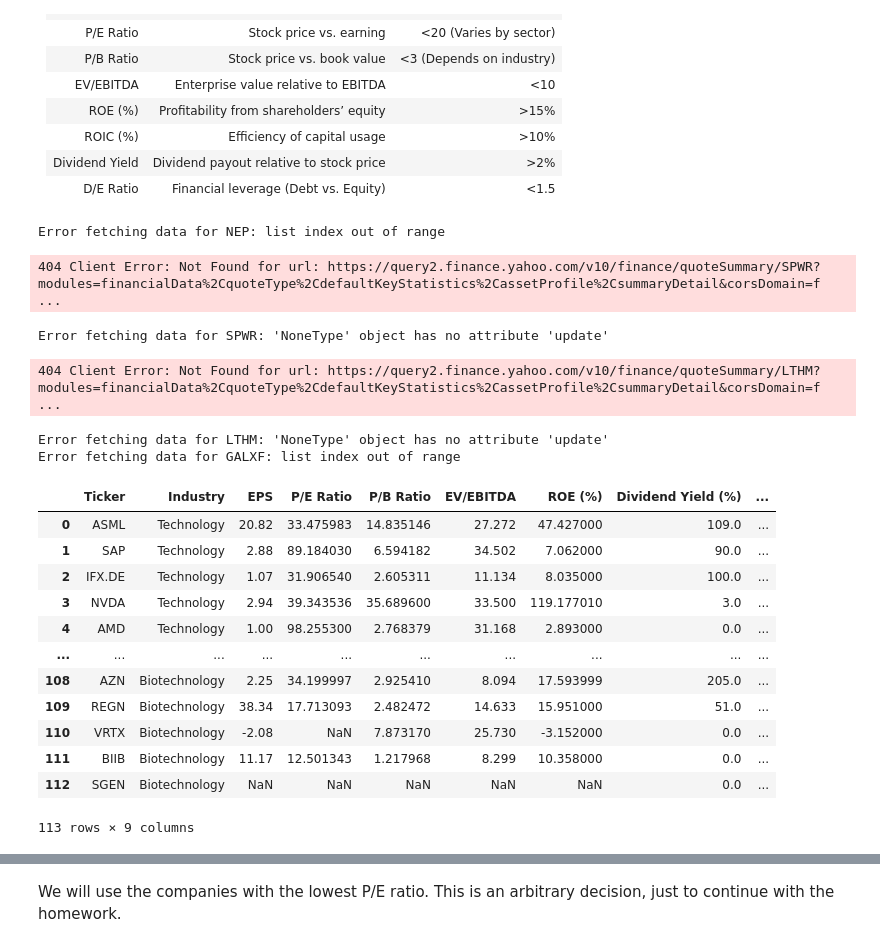
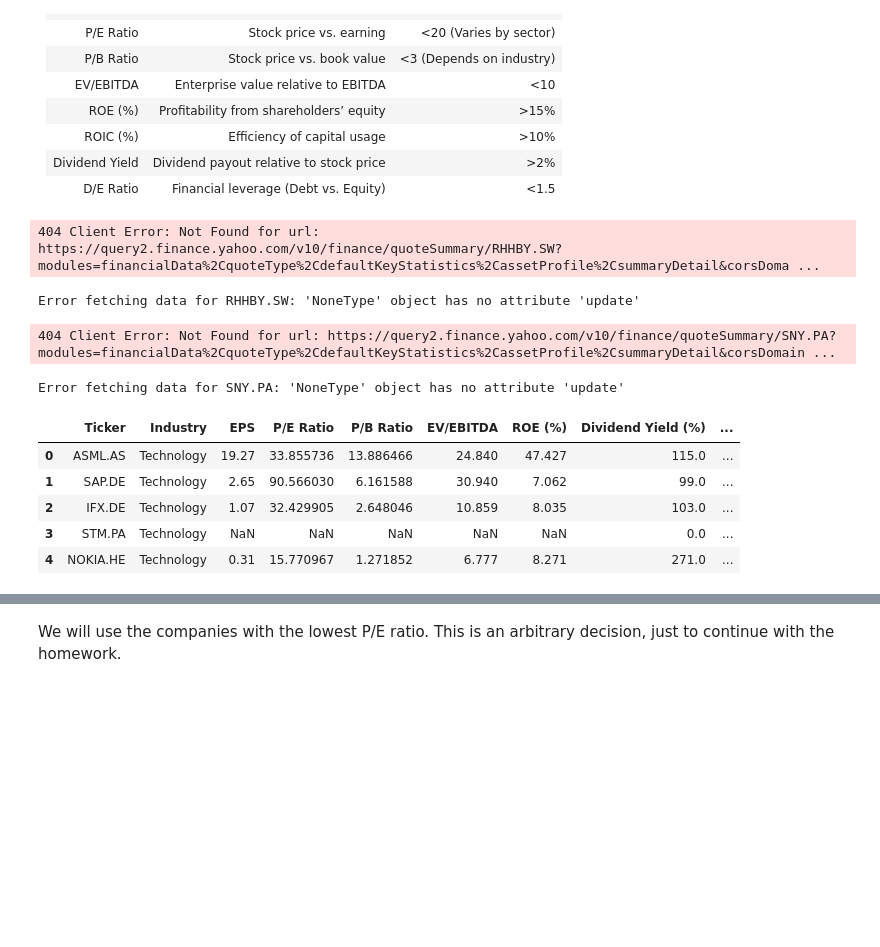
Before and after one commit to martinpasche/Portfolio-Management, a Jupyter notebook: LearningPortfolio.ipynb, the cells around one changed output, grey strips where cells are left out. Cells and saved outputs as stored; diff of their text form; code cells hidden in the pictures; blank space fills up the shorter version.

```diff
--- a/LearningPortfolio.ipynb
+++ b/LearningPortfolio.ipynb
@@ -90,15 +90,14 @@ D/E = \frac{Total Debt}{Shareholder's Equity}
 | D/E Ratio | Financial leverage (Debt vs. Equity) | 	<1.5|
 # %%
 industries = {
-    "Technology": ["ASML", "SAP", "IFX.DE", "NVDA", "AMD", "MSFT", "GOOGL", "AAPL", "U", "SNOW", "CRWD", "PLTR", "MDB"],
-    "Healthcare": ["SAN.PA", "NVO", "SRT.DE", "JNJ", "PFE", "MRNA", "AZN.L", "GSK.L", "VRTX", "REGN", "BNTX", "ILMN", "EXAS"],
-    "Renewable Energy": ["ENR.DE", "ENEL.MI", "ORSTED.CO", "NEE", "VWS.CO", "BEP", "PLUG", "RUN", "FCEL", "ENPH", "SEDG", "SHLS", "FSLR"],
-    "Consumer Staples": ['CENCOSUD.SN', 'FALABELLA.SN', "ULVR.L", "NESN.SW", "BN.PA", "KO", "PG", "PEP", "CL", "KHC", "TWNK", "CELH", "OTLY", "BYND", "LANC"],
-    "Utilities": ["IBE.MC", "ENGI.PA", "DUK", "SO", "D", "AEP", "NG.L", "CEG", "NEP", "AQN", "CWEN", "SPWR"],
-    "Financials": ['BCH', "CS.PA", 'BNP.PA', "ALV.DE", "JPM", "BAC", "GS", "MS", "HSBA.L", "SOFI", "AFRM", "UPST", "LC", "ALLY"],
-    "Luxury & Consumer Discretionary": ["MC.PA", "RMS.PA", "OR.PA", "NKE", "ADS.DE", "RACE", "CFR.SW", "BRBY.L", "DECK", "ONON", "FIGS", "CROX", "SKX"],
-    'Mining' : ['SQM', 'LIT', 'LAC', 'ALB', 'LTHM', 'GALXF', 'LTHU'],
-    'Biotechnology' : ['AMGN', 'GILD', 'BMY', 'MRK', 'ABBV', 'LLY', 'PFE', 'NVO', 'AZN', 'REGN', 'VRTX', 'BIIB', 'SGEN'],
+    "Technology": ["ASML.AS", "SAP.DE", "IFX.DE", "STM.PA", "NOKIA.HE", "ERIC-B.ST"],
+    "Healthcare": ["SAN.PA", "RHHBY.SW", "NVO", "AZN.L", "GSK.L", "NOVN.SW", "BAYN.DE"],
+    "Renewable Energy": ["ENR.DE", "ENEL.MI", "ORSTED.CO", "VWS.CO", "EDPR.LS", "EOAN.DE"],
+    "Consumer Staples": ["ULVR.L", "BN.PA", "DANO.PA", "ABI.BR", "NESN.SW", "HEIA.AS", "RB.L"],
+    "Utilities": ["IBE.MC", "ENGI.PA", "EDF.PA", "RWE.DE", "EOAN.DE", "NG.L"],
+    "Financials": ["HSBA.L", "BARC.L", "GLE.PA", "BNP.PA", "DBK.DE", "ISP.MI", "CSGN.SW"],
+    "Luxury & Consumer Discretionary": ["MC.PA", "RMS.PA", "OR.PA", "KER.PA", "ADS.DE", "RACE.MI", "KER.PA", "CPRI"],
+    "Biotechnology": ["AZN.L", "NVO", "NOVN.SW", "BAYN.DE", "SNY.PA"],
 }
 
 tickers = [ticker for tickers in industries.values() for ticker in tickers]
@@ -106,52 +105,43 @@ tickers = [ticker for tickers in industries.values() for ticker in tickers]
 stock_data = []
 
 for industry, tickers in industries.items():
     for ticker in tickers:
 
         try:
             stock = yf.Ticker(ticker)
             info = stock.info
         except Exception as e:
             print(f"Error fetching data for {ticker}: {e}")
 
         try:
             stock_data.append({
                 "Ticker": ticker,
                 "Industry": industry,
                 "EPS": info.get("trailingEps"),
                 "P/E Ratio": info.get("trailingPE"),
                 "P/B Ratio": info.get("priceToBook"),
                 "EV/EBITDA": info.get("enterpriseToEbitda"),
                 "ROE (%)": info.get("returnOnEquity", 0) * 100 if info.get("returnOnEquity") else None,
                 "Dividend Yield (%)": info.get("dividendYield", 0) * 100 if info.get("dividendYield") else 0,
                 "Debt-to-Equity": info.get("debtToEquity")
             })
         except Exception as e:
             print(f"Error fetching data for {ticker}: {e}")
 
 # Convert to DataFrame
 df = pd.DataFrame(stock_data)
-df
+df.head()
 # %% [output]
-Error fetching data for NEP: list index out of range
+404 Client Error: Not Found for url: https://query2.finance.yahoo.com/v10/finance/quoteSummary/RHHBY.SW?modules=financialData%2CquoteType%2CdefaultKeyStatistics%2CassetProfile%2CsummaryDetail&corsDoma ...
-404 Client Error: Not Found for url: https://query2.finance.yahoo.com/v10/finance/quoteSummary/SPWR?modules=financialData%2CquoteType%2CdefaultKeyStatistics%2CassetProfile%2CsummaryDetail&corsDomain=f ...
+Error fetching data for RHHBY.SW: 'NoneType' object has no attribute 'update'
-Error fetching data for SPWR: 'NoneType' object has no attribute 'update'
+404 Client Error: Not Found for url: https://query2.finance.yahoo.com/v10/finance/quoteSummary/SNY.PA?modules=financialData%2CquoteType%2CdefaultKeyStatistics%2CassetProfile%2CsummaryDetail&corsDomain ...
-404 Client Error: Not Found for url: https://query2.finance.yahoo.com/v10/finance/quoteSummary/LTHM?modules=financialData%2CquoteType%2CdefaultKeyStatistics%2CassetProfile%2CsummaryDetail&corsDomain=f ...
+Error fetching data for SNY.PA: 'NoneType' object has no attribute 'update'
-Error fetching data for LTHM: 'NoneType' object has no attribute 'update'
-Error fetching data for GALXF: list index out of range
 |  | Ticker | Industry | EPS | P/E Ratio | P/B Ratio | EV/EBITDA | ROE (%) | Dividend Yield (%) | ... |
-| 0 | ASML | Technology | 20.82 | 33.475983 | 14.835146 | 27.272 | 47.427000 | 109.0 | ... |
-| 1 | SAP | Technology | 2.88 | 89.184030 | 6.594182 | 34.502 | 7.062000 | 90.0 | ... |
-| 2 | IFX.DE | Technology | 1.07 | 31.906540 | 2.605311 | 11.134 | 8.035000 | 100.0 | ... |
-| 3 | NVDA | Technology | 2.94 | 39.343536 | 35.689600 | 33.500 | 119.177010 | 3.0 | ... |
-| 4 | AMD | Technology | 1.00 | 98.255300 | 2.768379 | 31.168 | 2.893000 | 0.0 | ... |
-| ... | ... | ... | ... | ... | ... | ... | ... | ... | ... |
-| 108 | AZN | Biotechnology | 2.25 | 34.199997 | 2.925410 | 8.094 | 17.593999 | 205.0 | ... |
-| 109 | REGN | Biotechnology | 38.34 | 17.713093 | 2.482472 | 14.633 | 15.951000 | 51.0 | ... |
-| 110 | VRTX | Biotechnology | -2.08 | NaN | 7.873170 | 25.730 | -3.152000 | 0.0 | ... |
-| 111 | BIIB | Biotechnology | 11.17 | 12.501343 | 1.217968 | 8.299 | 10.358000 | 0.0 | ... |
-| 112 | SGEN | Biotechnology | NaN | NaN | NaN | NaN | NaN | 0.0 | ... |
+| 0 | ASML.AS | Technology | 19.27 | 33.855736 | 13.886466 | 24.840 | 47.427 | 115.0 | ... |
+| 1 | SAP.DE | Technology | 2.65 | 90.566030 | 6.161588 | 30.940 | 7.062 | 99.0 | ... |
+| 2 | IFX.DE | Technology | 1.07 | 32.429905 | 2.648046 | 10.859 | 8.035 | 103.0 | ... |
+| 3 | STM.PA | Technology | NaN | NaN | NaN | NaN | NaN | 0.0 | ... |
+| 4 | NOKIA.HE | Technology | 0.31 | 15.770967 | 1.271852 | 6.777 | 8.271 | 271.0 | ... |
-113 rows × 9 columns
 # %%
 min_index = df.sort_values(
     by=["Industry", "P/E Ratio"], ascending=[True, True]
```
Also changed, not shown: parts of 31 cells of this notebook.
